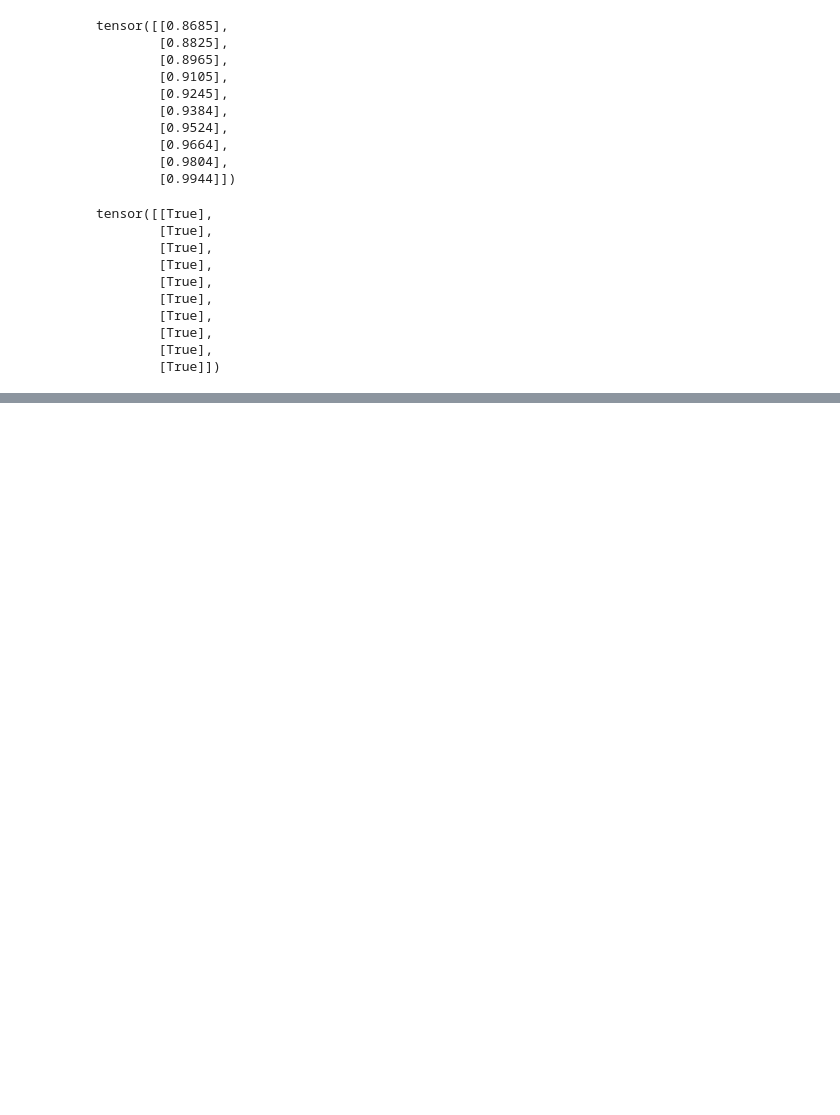
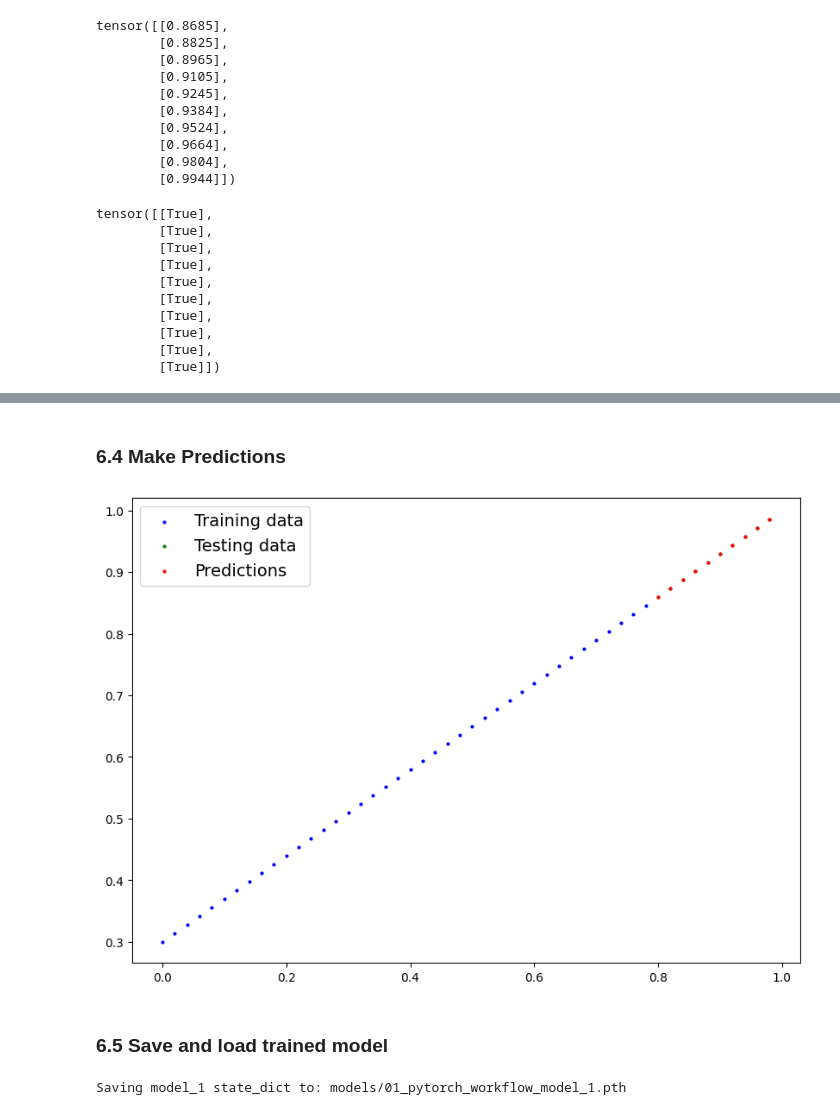
Before and after one commit to Koscee/pytorch-deep-learning-practice, a Jupyter notebook: 01_pytorch_workflow.ipynb, the cells around one changed output, grey strips where cells are left out. Saved outputs shown, nothing was run; the diff lists cells and outputs as text; code cells hidden in the pictures; blank space fills up the shorter version.

```diff
--- a/01_pytorch_workflow.ipynb
+++ b/01_pytorch_workflow.ipynb
@@ -551,0 +571,4 @@ tensor([[True],
+# %%
+# Setup device agnostic code
+device = "cuda" if torch.cuda.is_available() else "cpu"
+print(f"Using device: {device}")
@@ -551,0 +774,38 @@ tensor([[True],
+# %% [markdown]
+### 6.4 Make Predictions
+# %%
+# Turn model into evaluation mode
+model_1.eval()
+
+# Make predictions on the test data
+with torch.inference_mode():
+  y_preds_new = model_1(X_test)
+
+# Visualize model's predictions
+plot_predictions(train_data=X_train.cpu(),
+                 train_labels=y_train.cpu(),
+                 test_data=X_test.cpu(),
+                 test_labels=y_test.cpu(),
+                 predictions=y_preds_new.cpu())
+# %% [output]
+[figure, added]
+# %% [markdown]
+### 6.5 Save and load trained model
+# %%
+from pathlib import Path
+
+# Save PyTorch model
+
+# Create models direectory
+MODEL1_DIR_PATH = Path("models")
+MODEL1_DIR_PATH.mkdir(parents=True, exist_ok=True);
+
+# Create file path to save model
+MODEL1_FILE_NAME = "01_pytorch_workflow_model_1.pth"
+MODEL1_SAVE_PATH =  MODEL1_DIR_PATH / MODEL1_FILE_NAME
+
+# Save model_1 state_dict to file path
+print(f"Saving model_1 state_dict to: {MODEL1_SAVE_PATH}")
+torch.save(obj=model_1.state_dict(), f=MODEL1_SAVE_PATH)
+# %% [output]
+Saving model_1 state_dict to: models/01_pytorch_workflow_model_1.pth
```
Also changed, not shown: parts of 28 cells of this notebook.
